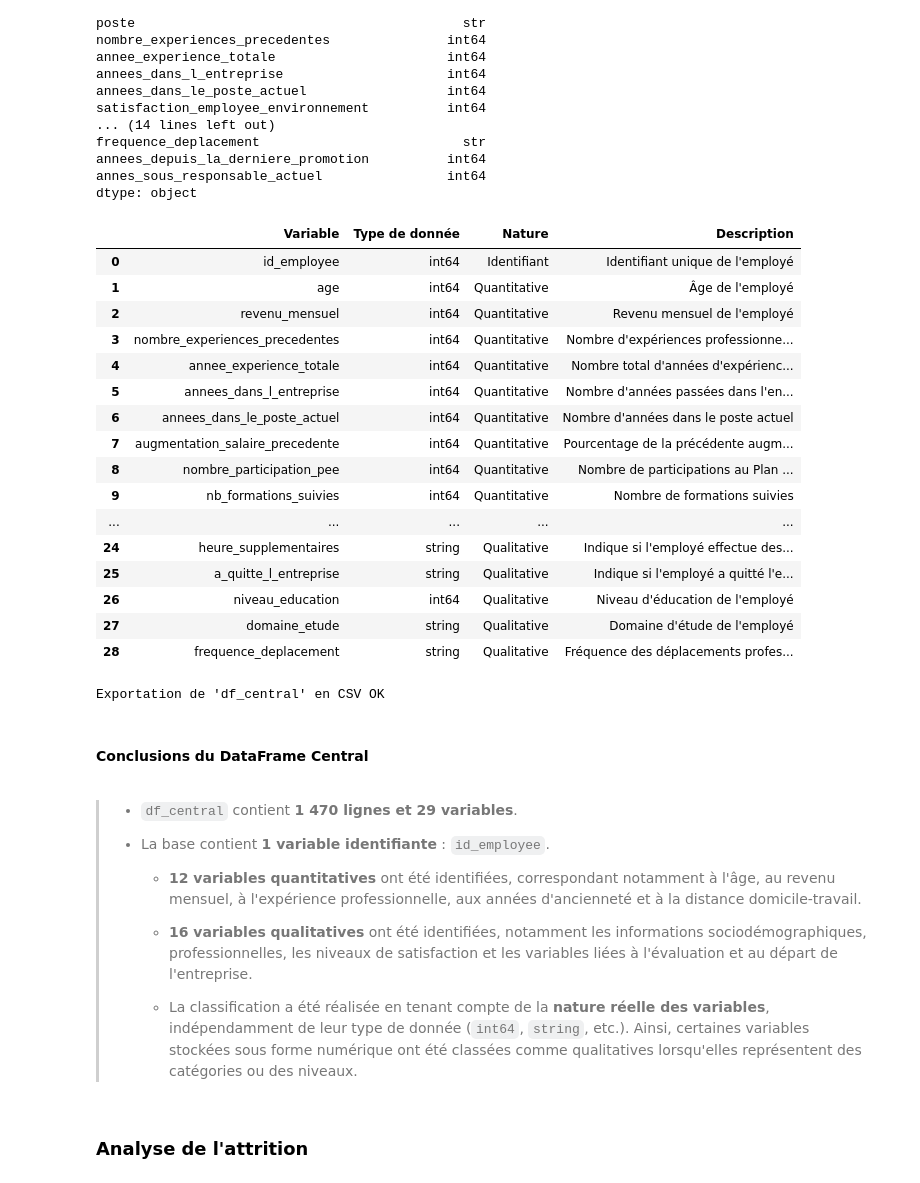
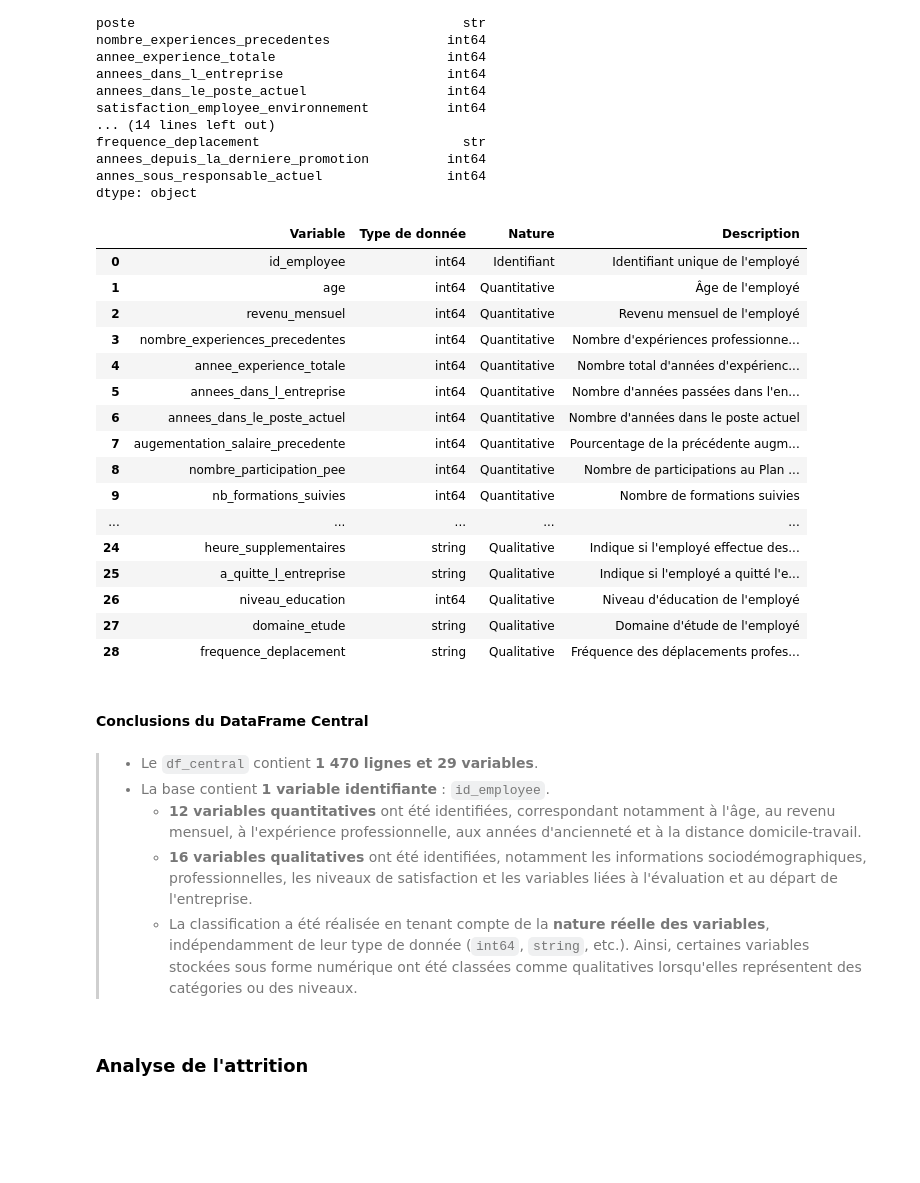
Before and after one commit to rafadmgs/HR_Analytics_Prediction_Turnover_Employee_ESN, a Jupyter notebook: notebooks/P4_E1_analyse_exploratoire.ipynb, the cells around one changed output. Cells and saved outputs as stored; diff of their text form; code cells hidden in the pictures; blank space fills up the shorter version.

```diff
--- a/notebooks/P4_E1_analyse_exploratoire.ipynb
+++ b/notebooks/P4_E1_analyse_exploratoire.ipynb
@@ -961,7 +973,7 @@ classification_central = pd.DataFrame({
         "annee_experience_totale",
         "annees_dans_l_entreprise",
         "annees_dans_le_poste_actuel",
-        "augmentation_salaire_precedente",
+        "augementation_salaire_precedente",
         "nombre_participation_pee",
         "nb_formations_suivies",
         "distance_domicile_travail",
@@ -1072,34 +1084,34 @@ classification_central = pd.DataFrame({
 
         "Genre de l'employé",
         "Statut marital de l'employé",
         "Département dans lequel travaille l'employé",
         "Poste occupé par l'employé",
         "Satisfaction concernant l'environnement de travail",
         "Note de l'évaluation précédente",
         "Niveau hiérarchique du poste",
         "Satisfaction concernant la nature du travail",
         "Satisfaction concernant l'équipe",
         "Satisfaction entre l'équilibre professionnelle et personnelle",
         "Note de l'évaluation actuelle",
         "Indique si l'employé effectue des heures supplémentaires",
         "Indique si l'employé a quitté l'entreprise",
         "Niveau d'éducation de l'employé",
         "Domaine d'étude de l'employé",
         "Fréquence des déplacements professionnels"
     ]
 })
 
 classification_central
 # %% [output]
 |  | Variable | Type de donnée | Nature | Description |
 | 0 | id_employee | int64 | Identifiant | Identifiant unique de l'employé |
 | 1 | age | int64 | Quantitative | Âge de l'employé |
 | 2 | revenu_mensuel | int64 | Quantitative | Revenu mensuel de l'employé |
 | 3 | nombre_experiences_precedentes | int64 | Quantitative | Nombre d'expériences professionne... |
 | 4 | annee_experience_totale | int64 | Quantitative | Nombre total d'années d'expérienc... |
 | 5 | annees_dans_l_entreprise | int64 | Quantitative | Nombre d'années passées dans l'en... |
 | 6 | annees_dans_le_poste_actuel | int64 | Quantitative | Nombre d'années dans le poste actuel |
-| 7 | augmentation_salaire_precedente | int64 | Quantitative | Pourcentage de la précédente augm... |
+| 7 | augementation_salaire_precedente | int64 | Quantitative | Pourcentage de la précédente augm... |
 | 8 | nombre_participation_pee | int64 | Quantitative | Nombre de participations au Plan ... |
 | 9 | nb_formations_suivies | int64 | Quantitative | Nombre de formations suivies |
 | ... | ... | ... | ... | ... |
@@ -1108,29 +1120,13 @@ classification_central
 | 26 | niveau_education | int64 | Qualitative | Niveau d'éducation de l'employé |
 | 27 | domaine_etude | string | Qualitative | Domaine d'étude de l'employé |
 | 28 | frequence_deplacement | string | Qualitative | Fréquence des déplacements profes... |
-# %%
-# Exportation du DataFrame central au format CSV
-
-df_central.to_csv(
-    "df_central.csv",
-    index=False,
-    encoding="utf-8-sig"
-)
-
-print("Exportation de 'df_central' en CSV OK")
-# %% [output]
-Exportation de 'df_central' en CSV OK
 # %% [markdown]
 #### **Conclusions du DataFrame Central**
 # %% [markdown]
-> - `df_central` contient **1 470 lignes et 29 variables**.
->
+> - Le `df_central` contient **1 470 lignes et 29 variables**.
 > - La base contient **1 variable identifiante** : `id_employee`.
->
 >   - **12 variables quantitatives** ont été identifiées, correspondant notamment à l'âge, au revenu mensuel, à l'expérience professionnelle, aux années d'ancienneté et à la distance domicile-travail.
->
 >   - **16 variables qualitatives** ont été identifiées, notamment les informations sociodémographiques, professionnelles, les niveaux de satisfaction et les variables liées à l'évaluation et au départ de l'entreprise.
->
 >   - La classification a été réalisée en tenant compte de la **nature réelle des variables**, indépendamment de leur type de donnée (`int64`, `string`, etc.). Ainsi, certaines variables stockées sous forme numérique ont été classées comme qualitatives lorsqu'elles représentent des catégories ou des niveaux.
 # %% [markdown]
 ### **Analyse de l'attrition**
```
Also changed, not shown: parts of 50 cells of this notebook, 10 other files.
